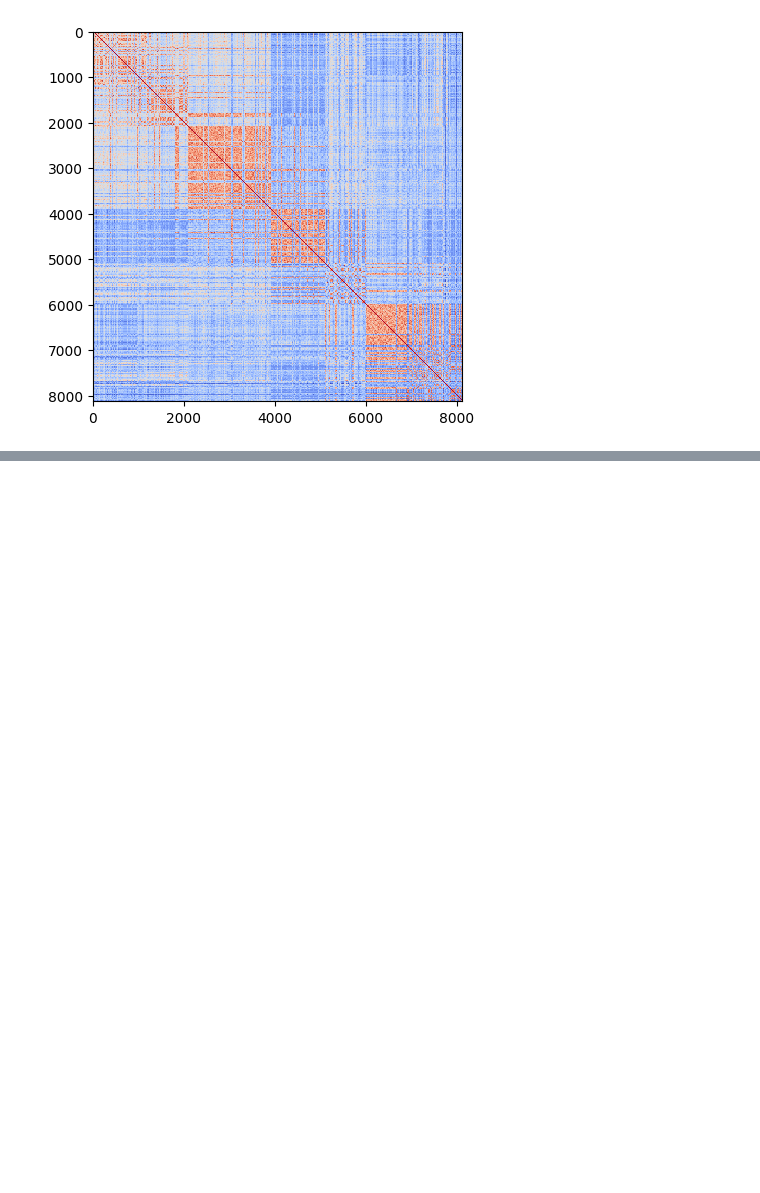
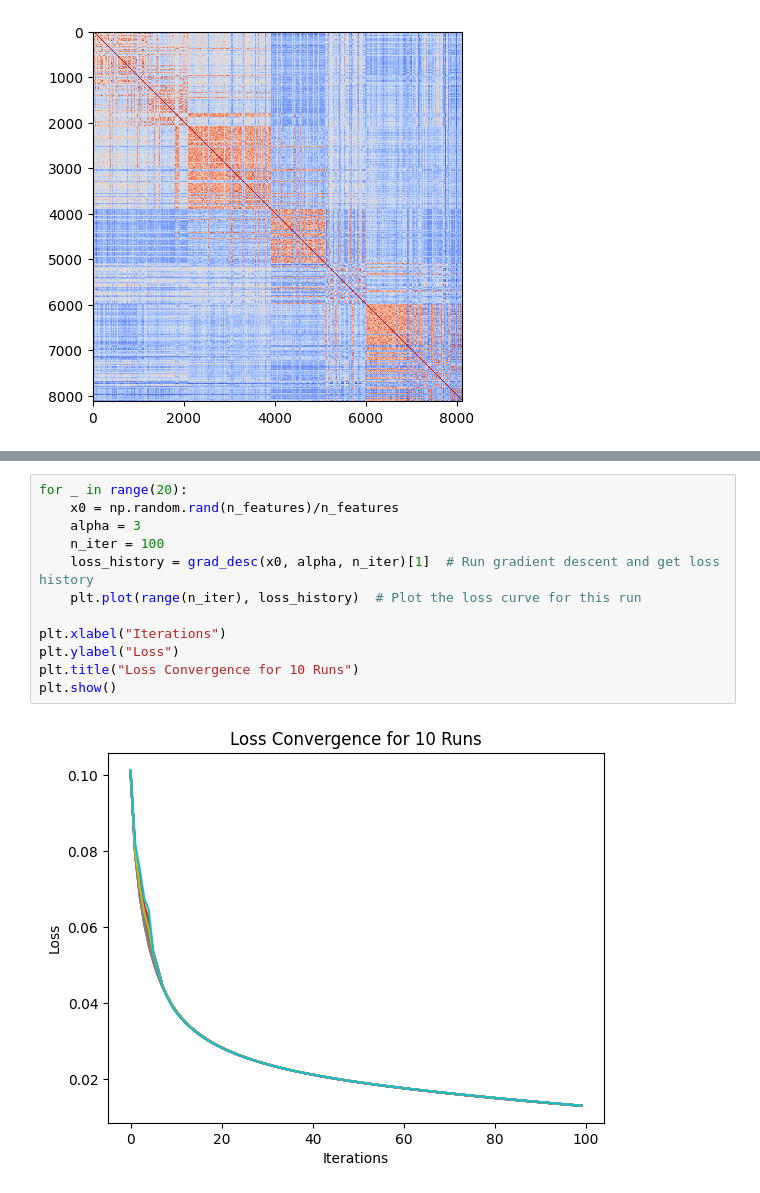
Before and after one commit to matthieuneau/l-bgfs, a Jupyter notebook: tp.ipynb, the cells around one changed output, grey strips where cells are left out. Cells and saved outputs as stored; diff of their text form; blank space fills up the shorter version.

```diff
--- a/tp.ipynb
+++ b/tp.ipynb
@@ -133,0 +159,14 @@ Iteration 90, loss: 0.016528928847349376
+# %%
+for _ in range(20):
+    x0 = np.random.rand(n_features)/n_features
+    alpha = 3
+    n_iter = 100
+    loss_history = grad_desc(x0, alpha, n_iter)[1]  # Run gradient descent and get loss history
+    plt.plot(range(n_iter), loss_history)  # Plot the loss curve for this run
+
+plt.xlabel("Iterations")
+plt.ylabel("Loss")
+plt.title("Loss Convergence for 10 Runs")
+plt.show()
+# %% [output]
+[figure, added]
```
Also changed, not shown: parts of 30 cells of this notebook, 1 other file.
